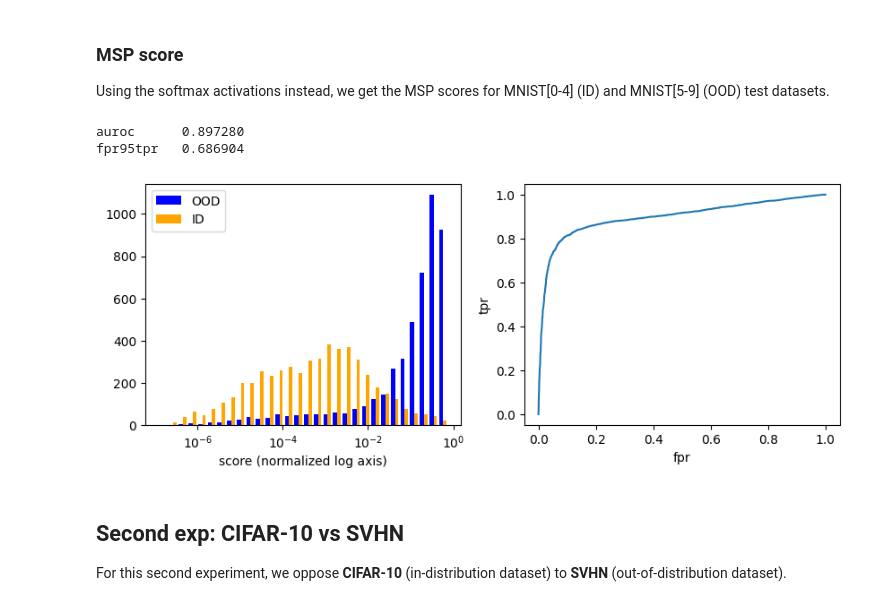
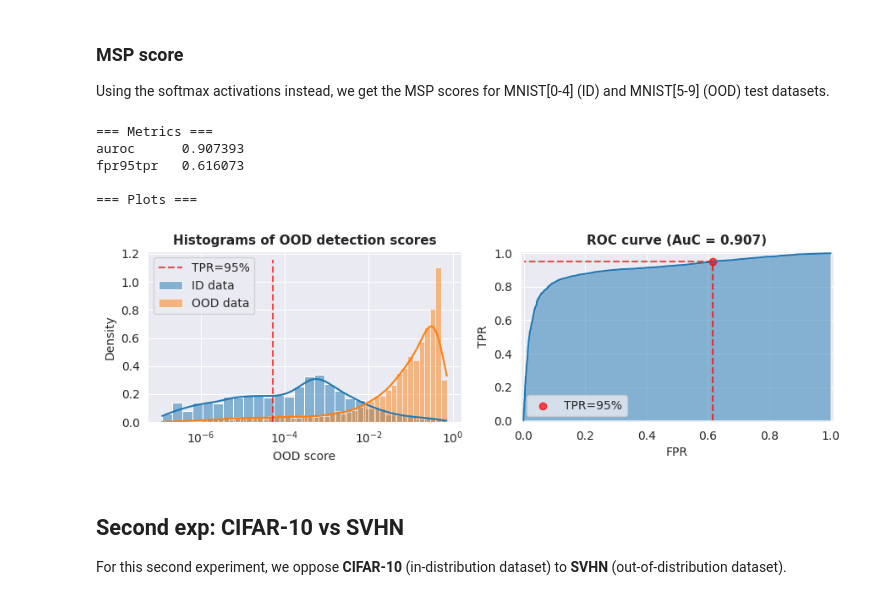
Before and after one commit to deel-ai/oodeel, a Jupyter notebook: docs/notebooks/torch/demo_mls_msp_torch.ipynb, the cells around one changed output. Saved outputs shown, nothing was run; the diff lists cells and outputs as text; code cells hidden in the pictures.

```diff
--- a/docs/notebooks/torch/demo_mls_msp_torch.ipynb
+++ b/docs/notebooks/torch/demo_mls_msp_torch.ipynb
@@ -170,47 +181,41 @@ Using the softmax activations instead, we get the MSP scores for MNIST[0-4] (ID)
 # %%
 # === msp scores ===
 msp = MLS(output_activation="softmax")
 msp.fit(model)
 scores_in = msp.score(ds_in)
 scores_out = msp.score(ds_out)
 
 # === metrics ===
 # auroc / fpr95
 metrics = bench_metrics(
     (scores_in, scores_out),
-    metrics = ["auroc", "fpr95tpr"],
-    )
+    metrics=["auroc", "fpr95tpr"],
+)
+print("=== Metrics ===")
 for k, v in metrics.items():
     print(f"{k:<10} {v:.6f}")
 
-# roc
-fpr, tpr, _, _, _ = get_curve(
-    scores=np.concatenate([scores_in, scores_out]),
-    labels=np.concatenate([scores_in * 0 + 0, scores_out * 0 + 1])
-)
-
-# plot hists / roc
-plt.figure(figsize=(10, 3.5))
-plt.subplot(121)
-# normalize scores for viz
+print("\n=== Plots ===")
+# Normalize scores for a better hist visualization
 minim = np.min([np.min(scores_in), np.min(scores_out)])
 scores_in_ = scores_in - 2 * minim + np.min(scores_in[np.where(scores_in != minim)])
 scores_out_ = scores_out - 2 * minim + np.min(scores_in[np.where(scores_in != minim)])
-_, bins = np.histogram(np.concatenate([scores_in_, scores_out_]), bins=30)
-logbins = np.logspace(np.log10(bins[0]),np.log10(bins[-1]),len(bins))
-plt.xscale('log')
-plt.hist((scores_out_, scores_in_), bins=logbins, color=("blue", "orange"), label=("OOD", "ID"))
-plt.xlabel("score (normalized log axis)")
-plt.legend()
+
+# hists / roc
+plt.figure(figsize=(9, 3))
+plt.subplot(121)
+plot_ood_scores(scores_in_, scores_out_, log_scale=True)
 plt.subplot(122)
-plt.plot(fpr, tpr)
-plt.xlabel("fpr")
-plt.ylabel("tpr")
+plot_roc_curve(scores_in, scores_out)
+plt.tight_layout()
 plt.show()
 # %% [output]
-auroc      0.897280
-fpr95tpr   0.686904
+=== Metrics ===
+auroc      0.907393
+fpr95tpr   0.616073
+
+=== Plots ===
-[figure, old version]
+[figure, new version]
 # %% [markdown]
 ## Second exp: CIFAR-10 vs SVHN
 
```
Also changed, not shown: parts of 6 cells of this notebook, 7 other files.
